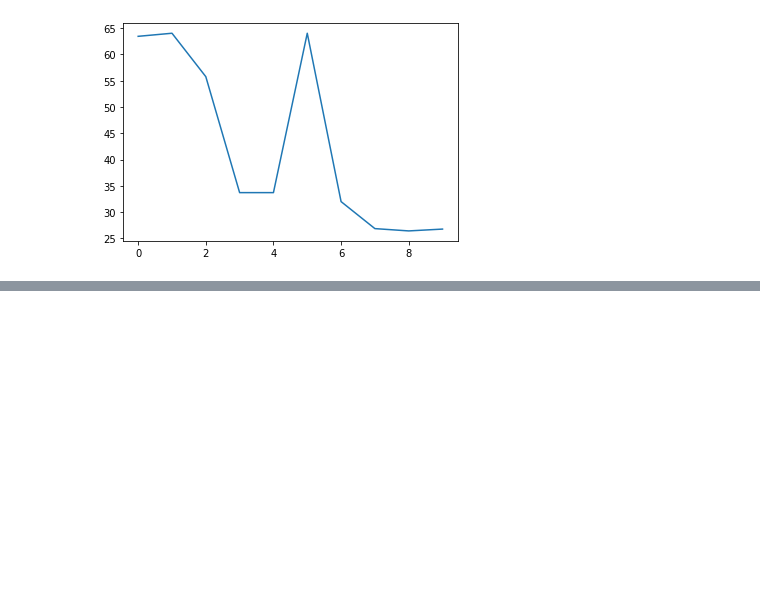
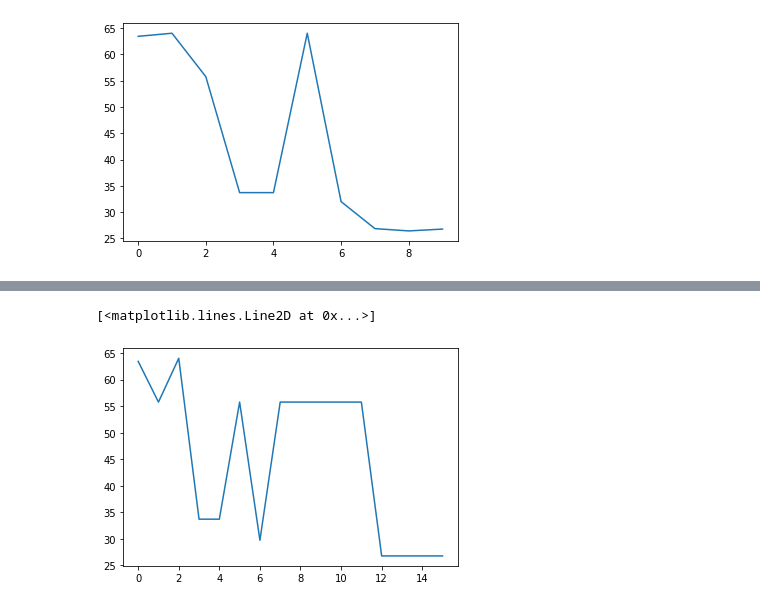
Before and after one commit to BobbyZhouZijian/ml_ppl_opt, a Jupyter notebook: research.ipynb, the cells around one changed output, grey strips where cells are left out. Saved outputs shown, nothing was run; the diff lists cells and outputs as text; code cells hidden in the pictures; blank space fills up the shorter version.

```diff
--- a/research.ipynb
+++ b/research.ipynb
@@ -118,0 +139,5 @@ plt.plot(Y_sample)
+# %%
+plt.plot(res_resume.func_vals)
+# %% [output]
+[<matplotlib.lines.Line2D at 0x...>]
+[figure, added]
```
Also changed, not shown: parts of 9 cells of this notebook, 7 other files.
